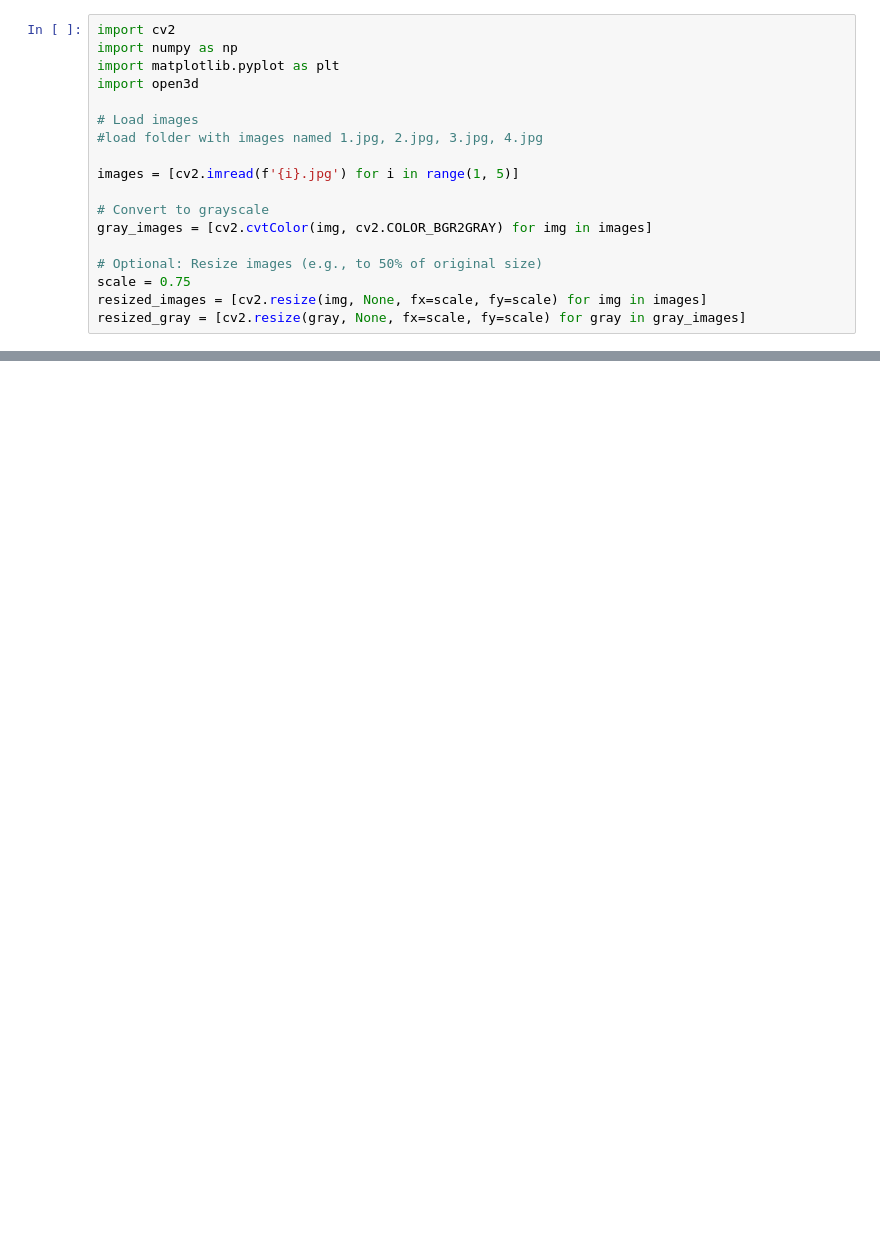
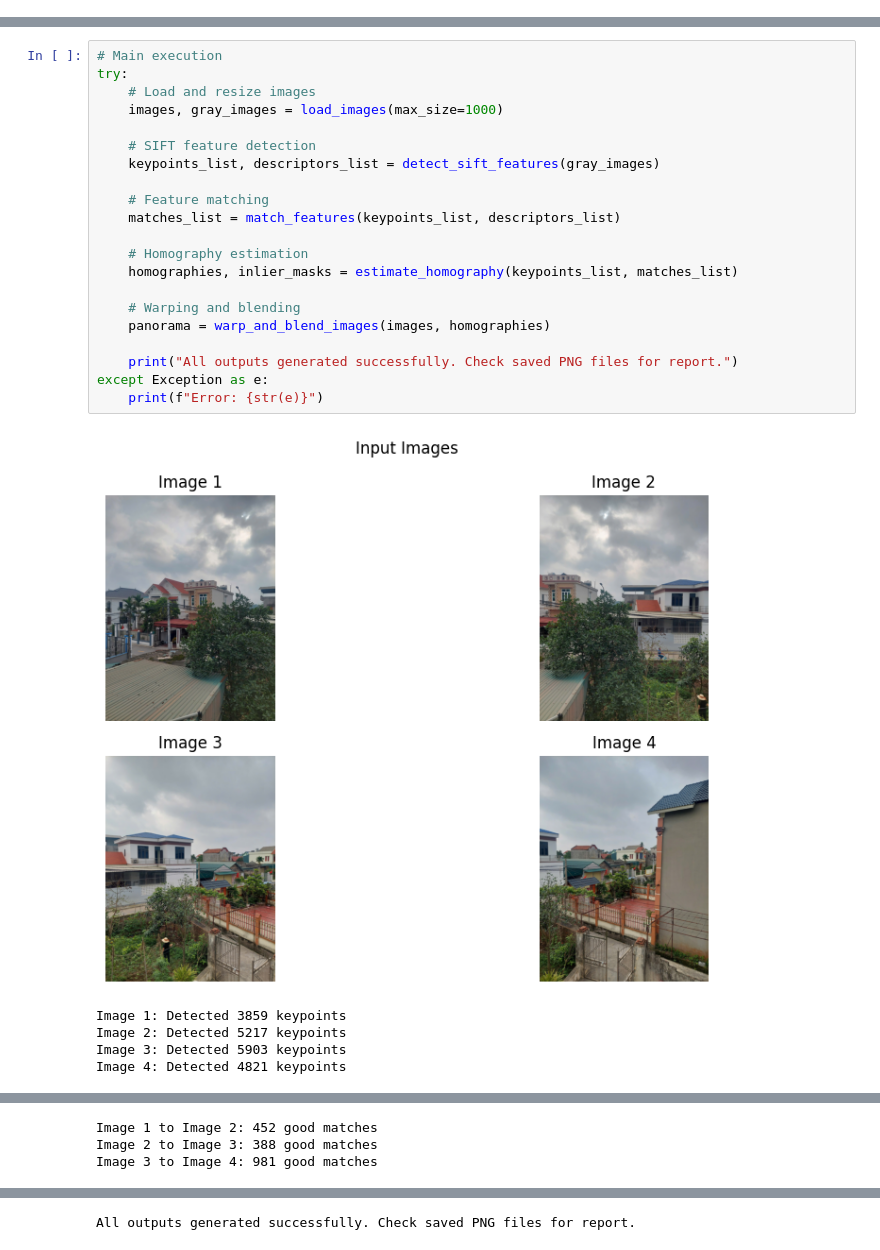
Before and after one commit to DaniGDSC/CV, a Jupyter notebook: Midterm/notebooks/part_c_stitching.ipynb, the cells around one changed output, grey strips where cells are left out. Saved outputs shown, nothing was run; the diff lists cells and outputs as text; blank space fills up the shorter version.

```diff
--- a/Midterm/notebooks/part_c_stitching.ipynb
+++ b/Midterm/notebooks/part_c_stitching.ipynb
@@ -3,18 +0,0 @@ Step 1: Load and Preprocess Images
-# %%
-import cv2
-import numpy as np
-import matplotlib.pyplot as plt
-import open3d
-
-# Load images
-#load folder with images named 1.jpg, 2.jpg, 3.jpg, 4.jpg
-
-images = [cv2.imread(f'{i}.jpg') for i in range(1, 5)]
-
-# Convert to grayscale
-gray_images = [cv2.cvtColor(img, cv2.COLOR_BGR2GRAY) for img in images]
-
-# Optional: Resize images (e.g., to 50% of original size)
-scale = 0.75
-resized_images = [cv2.resize(img, None, fx=scale, fy=scale) for img in images]
-resized_gray = [cv2.resize(gray, None, fx=scale, fy=scale) for gray in gray_images]
@@ -22,0 +214,27 @@ SyntaxError: (unicode error) 'unicodeescape' codec can't decode bytes in positio
+# %%
+# Main execution
+try:
+    # Load and resize images
+    images, gray_images = load_images(max_size=1000)
+
+    # SIFT feature detection
+    keypoints_list, descriptors_list = detect_sift_features(gray_images)
+
+    # Feature matching
+    matches_list = match_features(keypoints_list, descriptors_list)
+
+    # Homography estimation
+    homographies, inlier_masks = estimate_homography(keypoints_list, matches_list)
+
+    # Warping and blending
+    panorama = warp_and_blend_images(images, homographies)
+
+    print("All outputs generated successfully. Check saved PNG files for report.")
+except Exception as e:
+    print(f"Error: {str(e)}")
+# %% [output]
+[figure, added]
+Image 1: Detected 3859 keypoints
+Image 2: Detected 5217 keypoints
+Image 3: Detected 5903 keypoints
+Image 4: Detected 4821 keypoints
@@ -22,0 +242,3 @@ SyntaxError: (unicode error) 'unicodeescape' codec can't decode bytes in positio
+Image 1 to Image 2: 452 good matches
+Image 2 to Image 3: 388 good matches
+Image 3 to Image 4: 981 good matches
@@ -22,0 +251 @@ SyntaxError: (unicode error) 'unicodeescape' codec can't decode bytes in positio
+All outputs generated successfully. Check saved PNG files for report.
```
Also changed, not shown: parts of 9 cells of this notebook, 17 other files.
